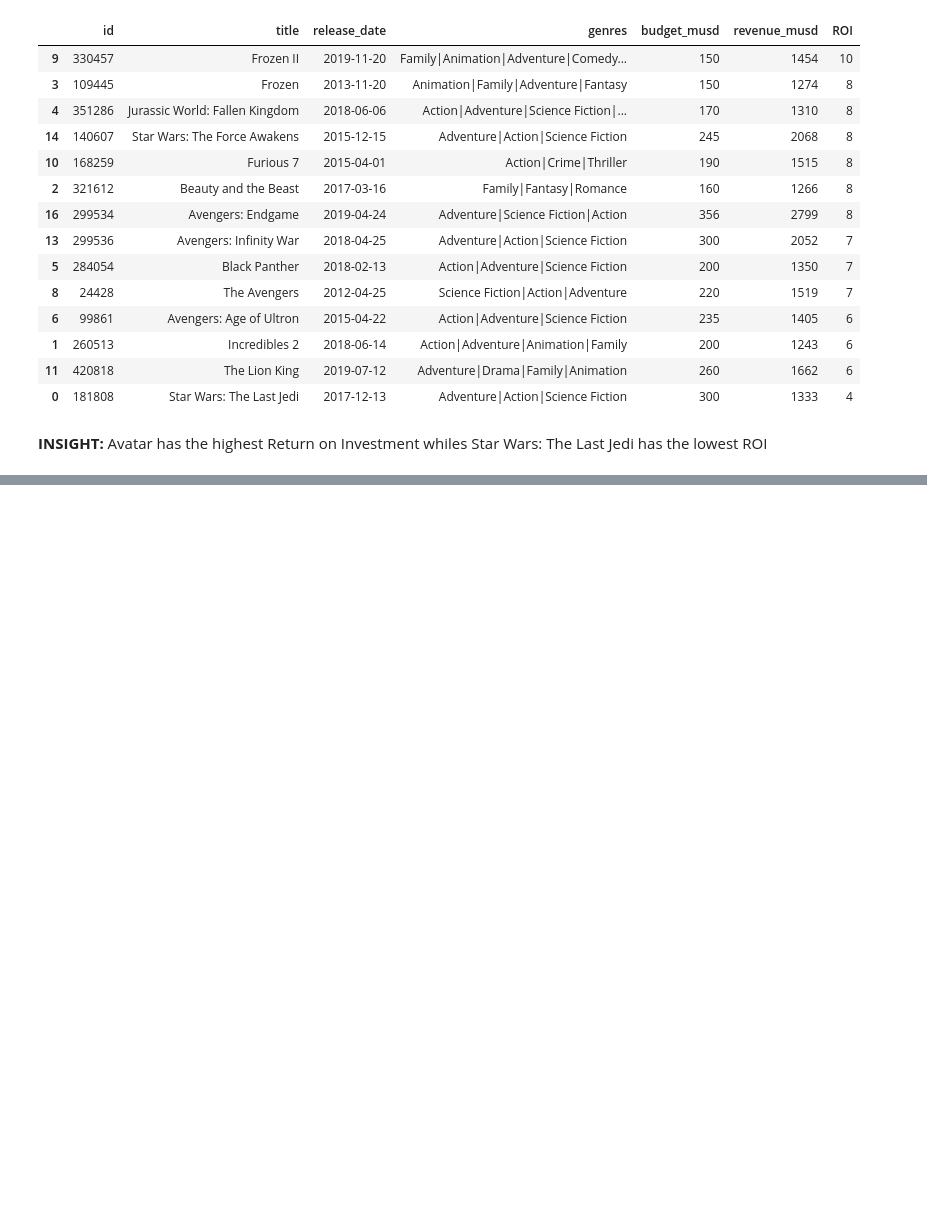
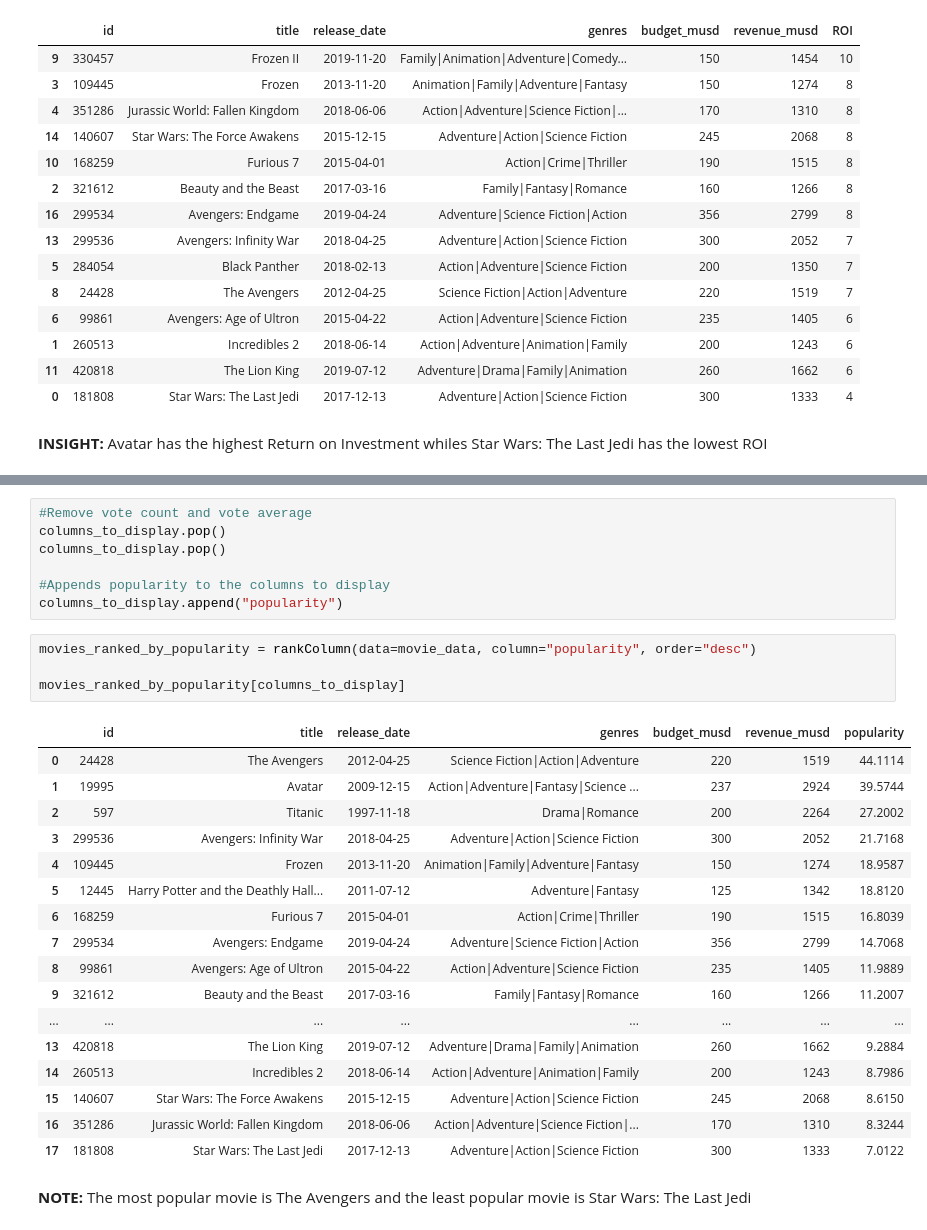
Before and after one commit to PercyAyimbilaNsolemna/TMDB_Movie_Data_Analysis, a Jupyter notebook: Notebook/movieAnalysis.ipynb, the cells around one changed output, grey strips where cells are left out. Drawn from its saved outputs; the diff is of its cells as text; blank space fills up the shorter version.

```diff
--- a/Notebook/movieAnalysis.ipynb
+++ b/Notebook/movieAnalysis.ipynb
@@ -708,0 +784,31 @@ movies_with_low_ROI[columns_to_display]
+# %%
+#Remove vote count and vote average
+columns_to_display.pop()
+columns_to_display.pop()
+
+#Appends popularity to the columns to display
+columns_to_display.append("popularity")
+# %%
+movies_ranked_by_popularity = rankColumn(data=movie_data, column="popularity", order="desc")
+
+movies_ranked_by_popularity[columns_to_display]
+# %% [output]
+|  | id | title | release_date | genres | budget_musd | revenue_musd | popularity |
+| 0 | 24428 | The Avengers | 2012-04-25 | Science Fiction|Action|Adventure | 220 | 1519 | 44.1114 |
+| 1 | 19995 | Avatar | 2009-12-15 | Action|Adventure|Fantasy|Science ... | 237 | 2924 | 39.5744 |
+| 2 | 597 | Titanic | 1997-11-18 | Drama|Romance | 200 | 2264 | 27.2002 |
+| 3 | 299536 | Avengers: Infinity War | 2018-04-25 | Adventure|Action|Science Fiction | 300 | 2052 | 21.7168 |
+| 4 | 109445 | Frozen | 2013-11-20 | Animation|Family|Adventure|Fantasy | 150 | 1274 | 18.9587 |
+| 5 | 12445 | Harry Potter and the Deathly Hall... | 2011-07-12 | Adventure|Fantasy | 125 | 1342 | 18.8120 |
+| 6 | 168259 | Furious 7 | 2015-04-01 | Action|Crime|Thriller | 190 | 1515 | 16.8039 |
+| 7 | 299534 | Avengers: Endgame | 2019-04-24 | Adventure|Science Fiction|Action | 356 | 2799 | 14.7068 |
+| 8 | 99861 | Avengers: Age of Ultron | 2015-04-22 | Action|Adventure|Science Fiction | 235 | 1405 | 11.9889 |
+| 9 | 321612 | Beauty and the Beast | 2017-03-16 | Family|Fantasy|Romance | 160 | 1266 | 11.2007 |
+| ... | ... | ... | ... | ... | ... | ... | ... |
+| 13 | 420818 | The Lion King | 2019-07-12 | Adventure|Drama|Family|Animation | 260 | 1662 | 9.2884 |
+| 14 | 260513 | Incredibles 2 | 2018-06-14 | Action|Adventure|Animation|Family | 200 | 1243 | 8.7986 |
+| 15 | 140607 | Star Wars: The Force Awakens | 2015-12-15 | Adventure|Action|Science Fiction | 245 | 2068 | 8.6150 |
+| 16 | 351286 | Jurassic World: Fallen Kingdom | 2018-06-06 | Action|Adventure|Science Fiction|... | 170 | 1310 | 8.3244 |
+| 17 | 181808 | Star Wars: The Last Jedi | 2017-12-13 | Adventure|Action|Science Fiction | 300 | 1333 | 7.0122 |
+# %% [markdown]
+**NOTE:** The most popular movie is The Avengers and the least popular movie is Star Wars: The Last Jedi
```
Also changed, not shown: parts of 11 cells of this notebook.
